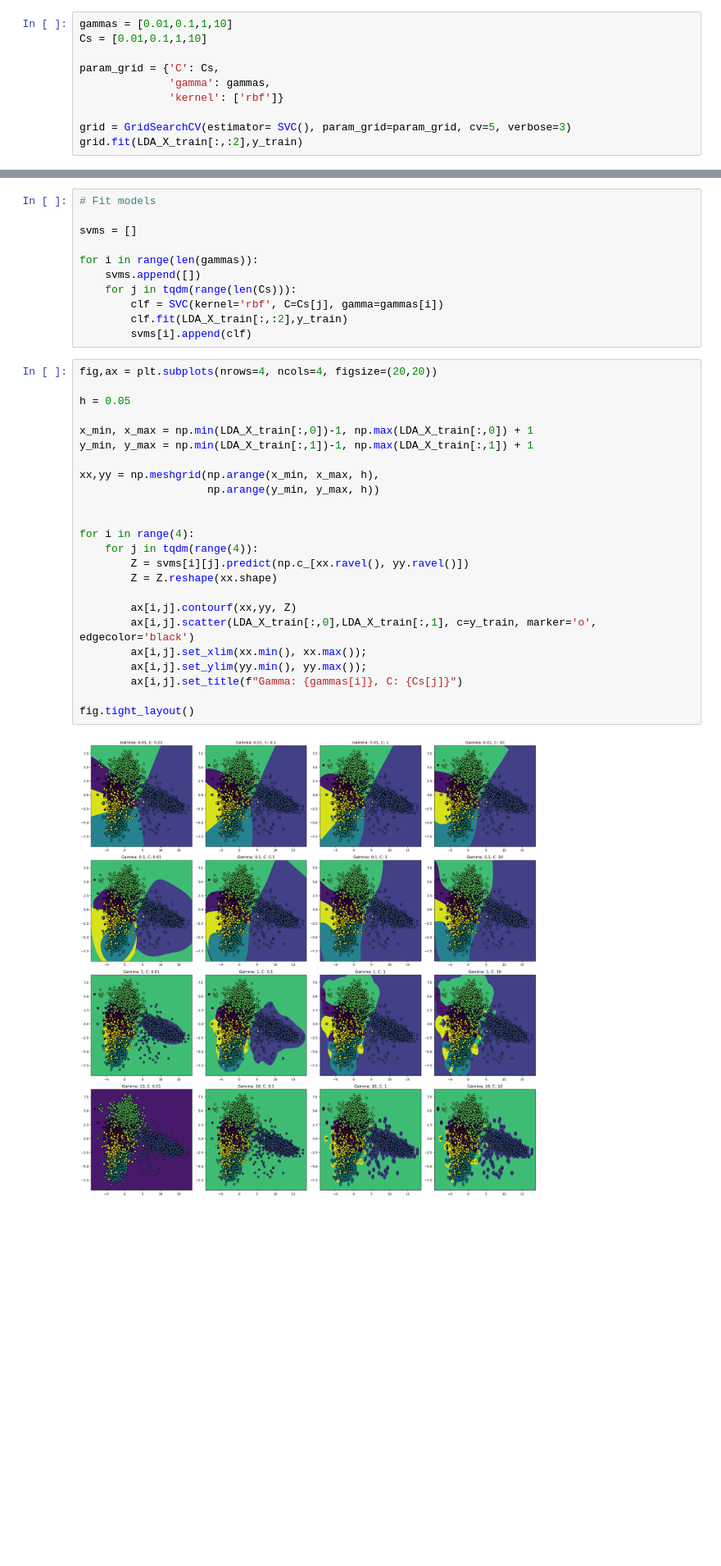
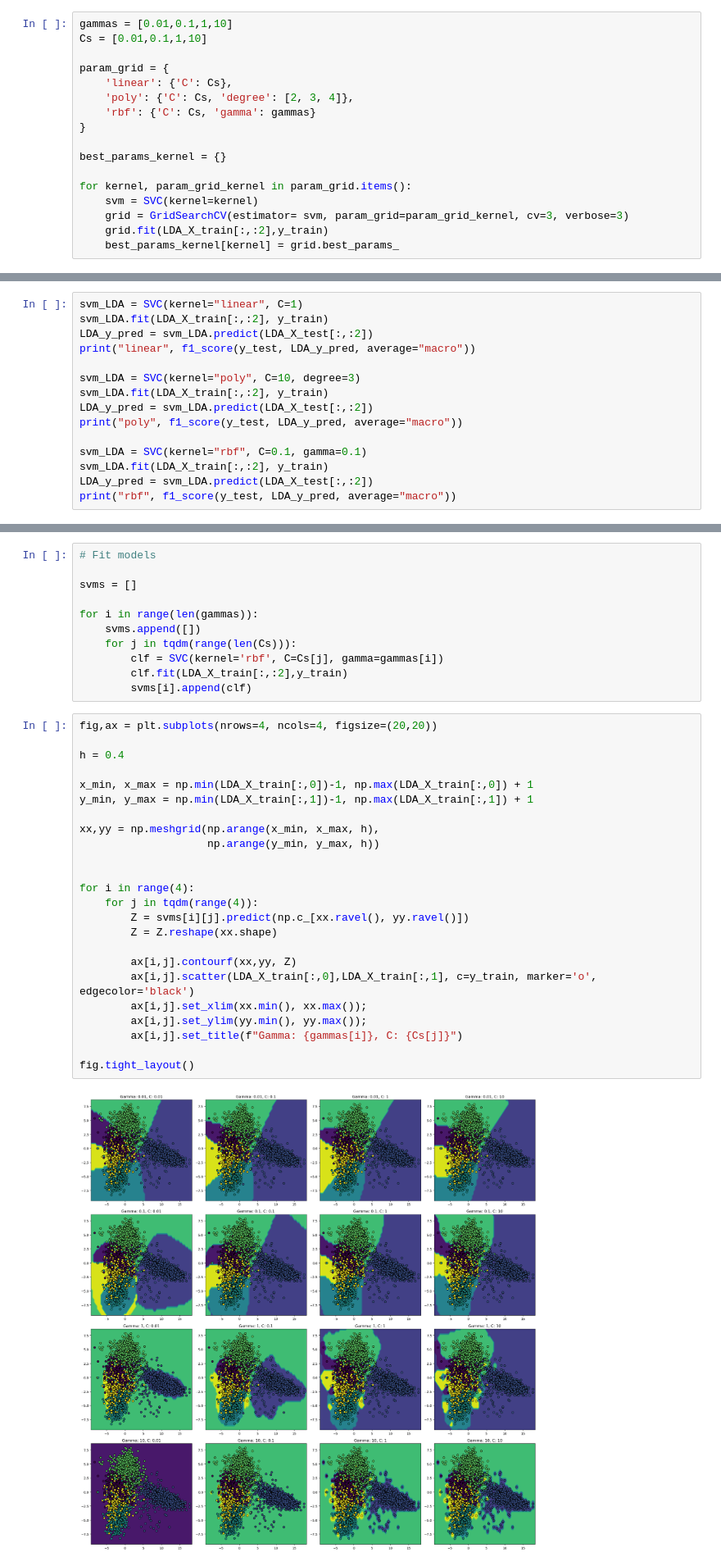
Before and after one commit to krusand/MLProject-FashionMNIST, a Jupyter notebook: 3b. SVM.ipynb, the cells around one changed output, grey strips where cells are left out. Shown at 82% size. Saved outputs shown, nothing was run; the diff lists cells and outputs as text; blank space fills up the shorter version.

Commit message:
Test kernels

```diff
--- a/3b. SVM.ipynb
+++ b/3b. SVM.ipynb
@@ -58,10 +58,17 @@ LDA succesfully fitted and tranformed
 gammas = [0.01,0.1,1,10]
 Cs = [0.01,0.1,1,10]
 
-param_grid = {'C': Cs,
-              'gamma': gammas,
-              'kernel': ['rbf']}
+param_grid = {
+    'linear': {'C': Cs},
+    'poly': {'C': Cs, 'degree': [2, 3, 4]},
+    'rbf': {'C': Cs, 'gamma': gammas}
+}
 
-grid = GridSearchCV(estimator= SVC(), param_grid=param_grid, cv=5, verbose=3)
-grid.fit(LDA_X_train[:,:2],y_train)
+best_params_kernel = {}
+
+for kernel, param_grid_kernel in param_grid.items():
+    svm = SVC(kernel=kernel)
+    grid = GridSearchCV(estimator= svm, param_grid=param_grid_kernel, cv=3, verbose=3)
+    grid.fit(LDA_X_train[:,:2],y_train)
+    best_params_kernel[kernel] = grid.best_params_
 # %% [output]
@@ -92,0 +98,15 @@ SVC(C=10, gamma=0.1)
+# %%
+svm_LDA = SVC(kernel="linear", C=1)
+svm_LDA.fit(LDA_X_train[:,:2], y_train)
+LDA_y_pred = svm_LDA.predict(LDA_X_test[:,:2])
+print("linear", f1_score(y_test, LDA_y_pred, average="macro"))
+
+svm_LDA = SVC(kernel="poly", C=10, degree=3)
+svm_LDA.fit(LDA_X_train[:,:2], y_train)
+LDA_y_pred = svm_LDA.predict(LDA_X_test[:,:2])
+print("poly", f1_score(y_test, LDA_y_pred, average="macro"))
+
+svm_LDA = SVC(kernel="rbf", C=0.1, gamma=0.1)
+svm_LDA.fit(LDA_X_train[:,:2], y_train)
+LDA_y_pred = svm_LDA.predict(LDA_X_test[:,:2])
+print("rbf", f1_score(y_test, LDA_y_pred, average="macro"))
@@ -108,28 +132,28 @@ for i in range(len(gammas)):
 # %%
 fig,ax = plt.subplots(nrows=4, ncols=4, figsize=(20,20))
 
-h = 0.05
+h = 0.4
 
 x_min, x_max = np.min(LDA_X_train[:,0])-1, np.max(LDA_X_train[:,0]) + 1
 y_min, y_max = np.min(LDA_X_train[:,1])-1, np.max(LDA_X_train[:,1]) + 1
 
 xx,yy = np.meshgrid(np.arange(x_min, x_max, h),
                     np.arange(y_min, y_max, h))
 
 
 for i in range(4):
     for j in tqdm(range(4)):
         Z = svms[i][j].predict(np.c_[xx.ravel(), yy.ravel()])
         Z = Z.reshape(xx.shape)
 
         ax[i,j].contourf(xx,yy, Z)
         ax[i,j].scatter(LDA_X_train[:,0],LDA_X_train[:,1], c=y_train, marker='o', edgecolor='black')
         ax[i,j].set_xlim(xx.min(), xx.max());
         ax[i,j].set_ylim(yy.min(), yy.max());
         ax[i,j].set_title(f"Gamma: {gammas[i]}, C: {Cs[j]}")
 
 fig.tight_layout()
 # %% [output]
-[figure, old version]
+[figure, new version]
 # %% [markdown]
 Most of the SVMs above have some overfitting. We don't see a lot of underfitting. From the above, we would probably choose the SVM with $C=1$ and $\gamma = 0.1$ or even $C=1$ and $\gamma = 0.01$
```
Also changed, not shown: parts of 4 cells of this notebook.
